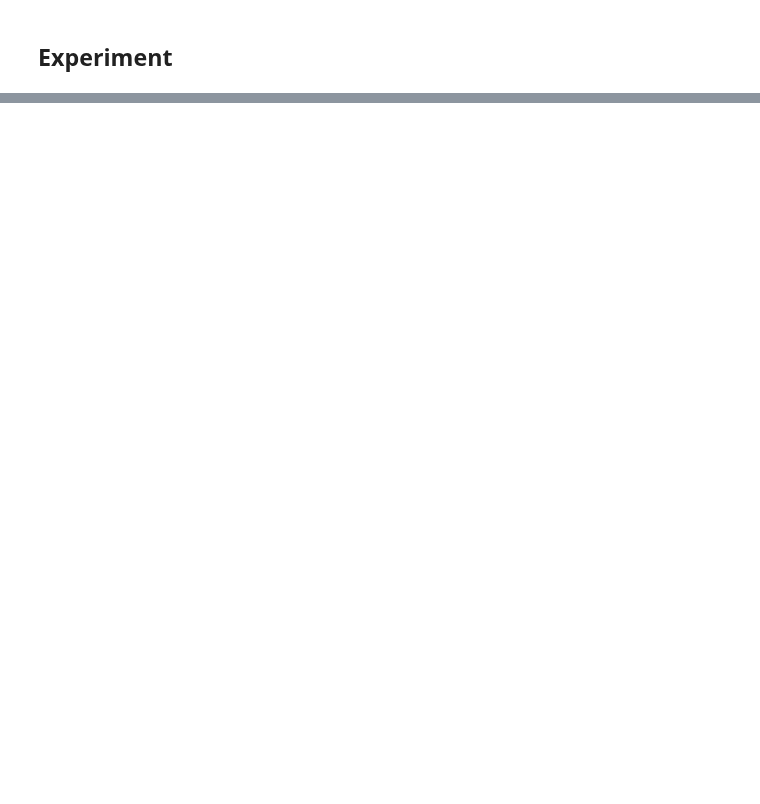
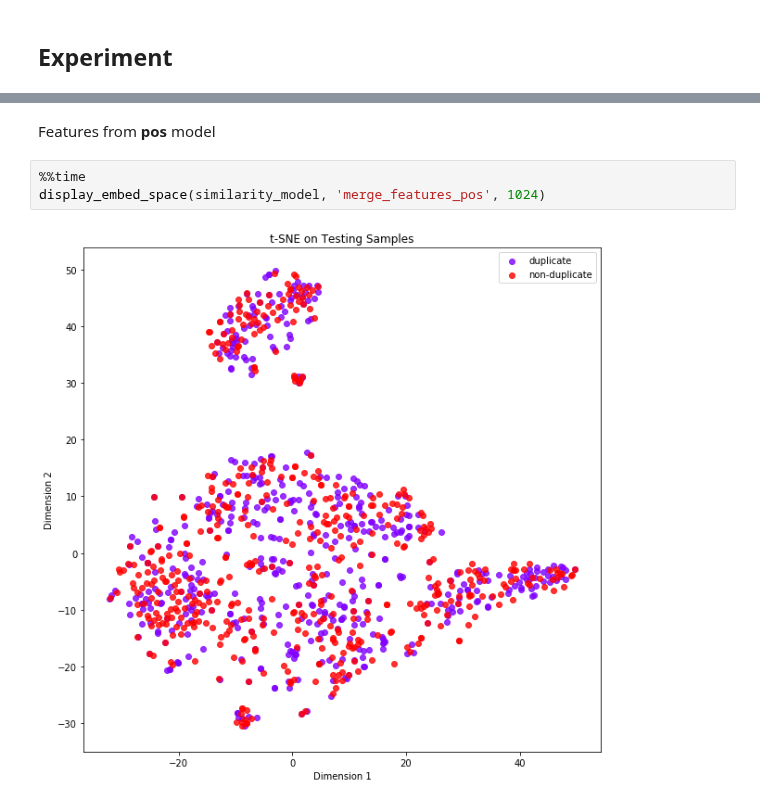
Before and after one commit to thiagomarquesrocha/siameseQAT, a Jupyter notebook: baseline.ipynb, the cells around one changed output, grey strips where cells are left out. Drawn from its saved outputs; the diff is of its cells as text; blank space fills up the shorter version.

```diff
--- a/baseline.ipynb
+++ b/baseline.ipynb
@@ -744,0 +779,7 @@ h = similarity_model.fit_generator(train_gen,
+# %% [markdown]
+Features from **pos** model
+# %%
+%%time
+display_embed_space(similarity_model, 'merge_features_pos', 1024)
+# %% [output]
+[figure, added]
```
Also changed, not shown: parts of 32 cells of this notebook.
